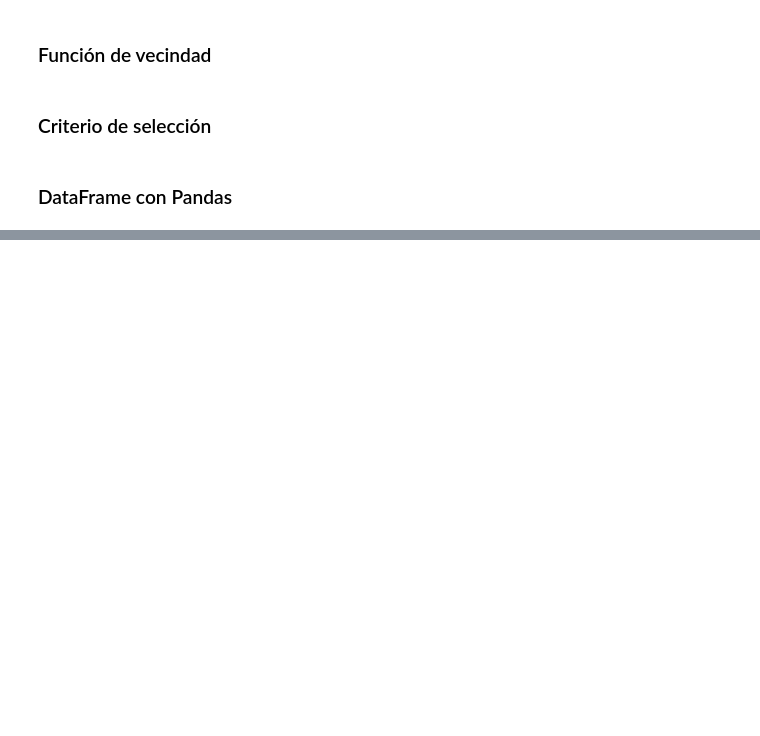
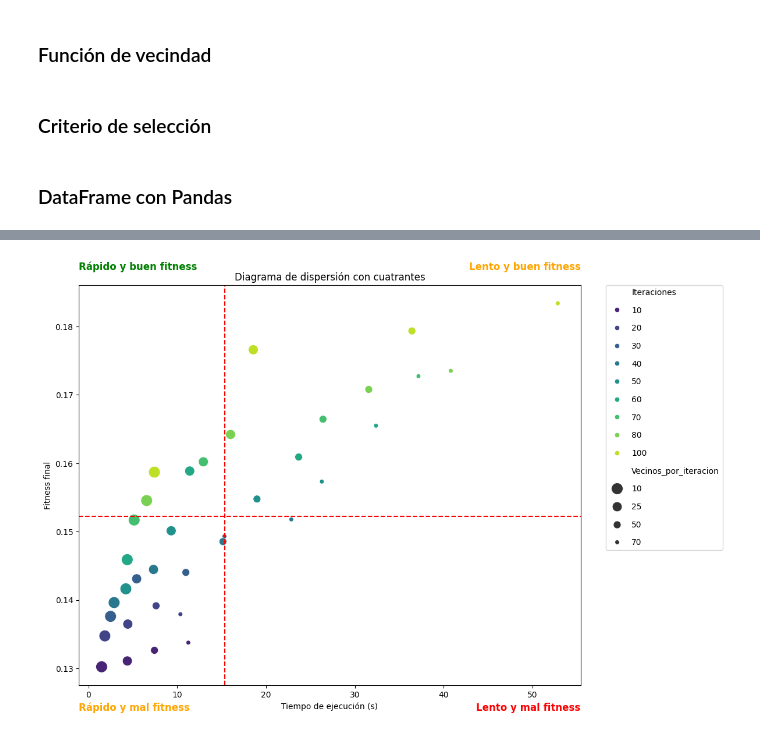
Before and after one commit to IkerGLopez/cdp-hb-project, a Jupyter notebook: CDP_1_SRC.ipynb, the cells around one changed output, grey strips where cells are left out. Saved outputs shown, nothing was run; the diff lists cells and outputs as text; code cells hidden in the pictures; blank space fills up the shorter version.

Commit message:
Diagrama de dispersión añadido y quitado el resto de visualizaciones de datos

```diff
--- a/CDP_1_SRC.ipynb
+++ b/CDP_1_SRC.ipynb
@@ -186,12 +198,11 @@ def hill_climbing_steepest(G, initial_partition, k, max_iters, num_vecinos):
 ### DataFrame con Pandas
 # %%
 # Hiperparámetros a probar
-iteraciones_list = [10, 20, 50]
-vecinos_list = [5, 10, 20]
+ITERACIONES_LIST = [10, 20, 30, 40, 50, 60, 70, 80, 100]
+VECINOS_LIST = [10, 25, 50, 70]
 
 results = []
-
-for num_iters, num_vecinos in product(iteraciones_list, vecinos_list):
+for num_iters, num_vecinos in product(ITERACIONES_LIST, VECINOS_LI):
     start_time = time.time()
 
     _, best_fit = hill_climbing_steepest(G, sol_1, k_value, num_iters, num_vecinos)
@@ -202,7 +213,6 @@ for num_iters, num_vecinos in product(iteraciones_list, vecinos_list):
         "Iteraciones": num_iters,
         "Vecinos_por_iteracion": num_vecinos,
         "Fitness_final": best_fit,
-        "Mejora_sobre_inicial": best_fit - modularidad(G, sol_1),
         "Tiempo_segundos": elapsed_time
     })
 
@@ -258,0 +241,88 @@ plt.show()
+# %%
+df_results["Iteraciones"] = df_results["Iteraciones"].astype(str)
+df_results["Vecinos_por_iteracion"] = df_results["Vecinos_por_iteracion"].astype(str)
+
+plt.figure(figsize=(12, 8))
+
+sns.scatterplot(
+    data=df_results,
+    x="Tiempo_segundos",
+    y="Fitness_final",
+    hue="Iteraciones",
+    size="Vecinos_por_iteracion",
+    sizes=(30, 200),
+    palette="viridis"
+)
+
+# Líneas de cuadrantes
+x_mean = df_results["Tiempo_segundos"].mean()
+y_mean = df_results["Fitness_final"].mean()
+plt.axvline(x_mean, color='red', linestyle='--')
+plt.axhline(y_mean, color='red', linestyle='--')
+
+plt.title("Diagrama de dispersión con cuatrantes")
+plt.xlabel("Tiempo de ejecución (s)")
+plt.ylabel("Fitness final")
+
+# --- Coordenadas de los límites ---
+x_min, x_max = plt.xlim()
+y_min, y_max = plt.ylim()
+
+# --- TEXTO FUERA DEL DIAGRAMA (PEGADO A LOS BORDES) ---
+
+# Arriba izquierda (verde)
+plt.text(
+    x_min, y_max * 1.01,   # un pelín arriba del borde
+    "Rápido y buen fitness",
+    color="green",
+    fontsize=12,
+    fontweight="bold",
+    ha="left",
+    va="bottom"
+)
+
+# Abajo izquierda (naranja)
+plt.text(
+    x_min, y_min * 0.98,
+    "Rápido y mal fitness",
+    color="orange",
+    fontsize=12,
+    fontweight="bold",
+    ha="left",
+    va="top"
+)
+
+# Abajo derecha (rojo)
+plt.text(
+    x_max, y_min * 0.98,
+    "Lento y mal fitness",
+    color="red",
+    fontsize=12,
+    fontweight="bold",
+    ha="right",
+    va="top"
+)
+
+# Arriba derecha (naranja)
+plt.text(
+    x_max, y_max * 1.01,
+    "Lento y buen fitness",
+    color="orange",
+    fontsize=12,
+    fontweight="bold",
+    ha="right",
+    va="bottom"
+)
+
+# Leyenda fuera
+plt.legend(
+    bbox_to_anchor=(1.05, 1),
+    loc='upper left',
+    borderaxespad=0.,
+    labelspacing=1.2
+)
+
+plt.tight_layout()
+plt.show()
+# %% [output]
+[figure, added]
```
Also changed, not shown: parts of 10 cells of this notebook.
